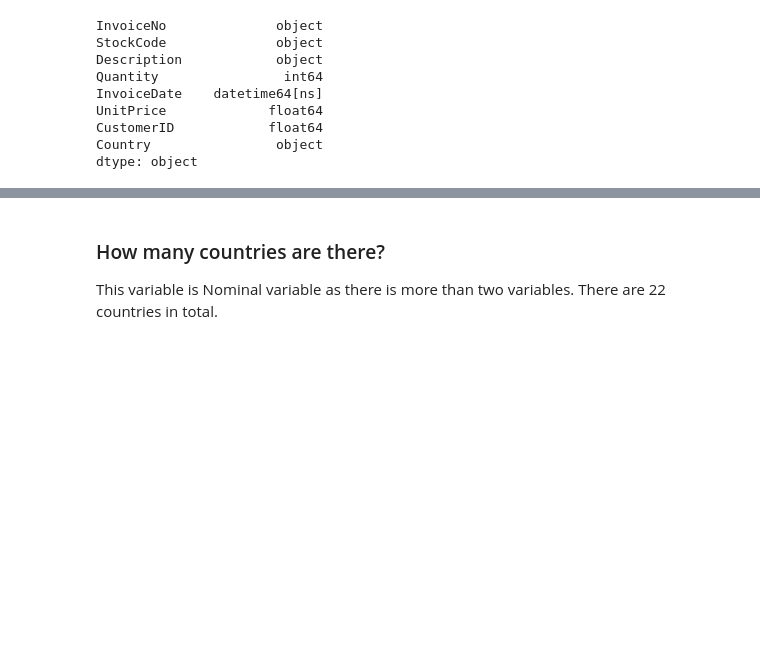
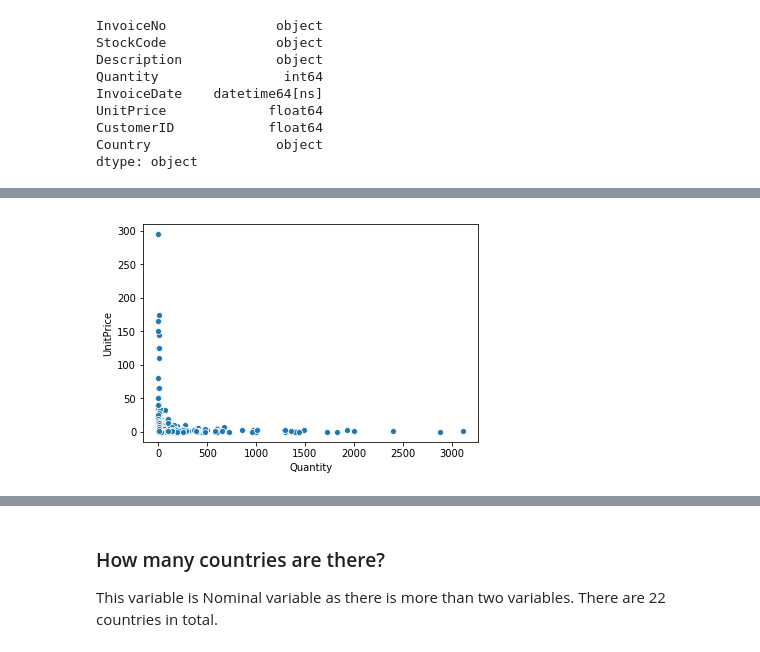
Before and after one commit to RitRa/Programming-Project-Dec-2018, a Jupyter notebook: Online Retail Data - Project 2018.ipynb, the cells around one changed output, grey strips where cells are left out. Cells and saved outputs as stored; diff of their text form; code cells hidden in the pictures; blank space fills up the shorter version.

```diff
--- a/Online Retail Data - Project 2018.ipynb
+++ b/Online Retail Data - Project 2018.ipynb
@@ -191,0 +197,4 @@ dtype: object
+# %%
+plot = sns.scatterplot(x="Quantity", y="UnitPrice", data=df)
+# %% [output]
+[figure, added]
```
Also changed, not shown: parts of 37 cells of this notebook.
